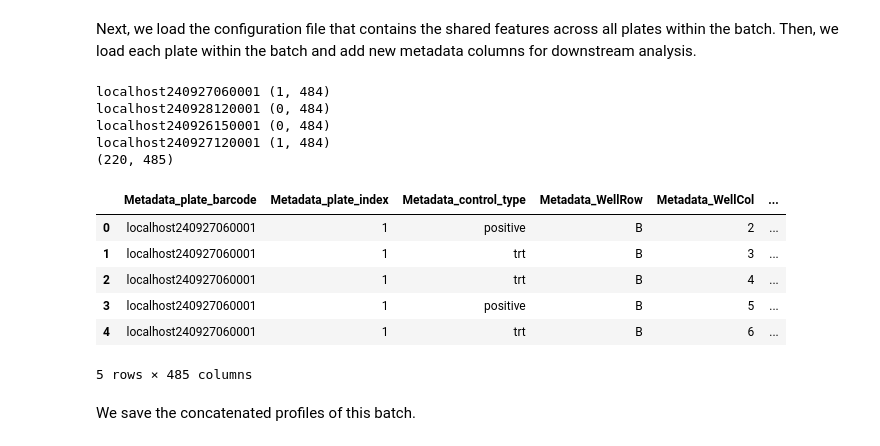
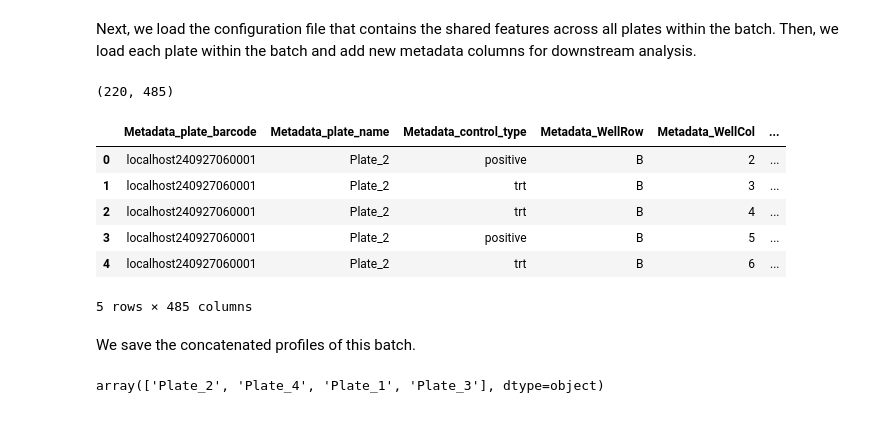
Before and after one commit to axiomcura/CFReT-screen-mAP-analysis, a Jupyter notebook: notebooks/exploratory-analysis/UMAP-aggregated-fs-profiles/concat-profiles.ipynb, the cells around one changed output. Cells and saved outputs as stored; diff of their text form; code cells hidden in the pictures.

```diff
--- a/notebooks/exploratory-analysis/UMAP-aggregated-fs-profiles/concat-profiles.ipynb
+++ b/notebooks/exploratory-analysis/UMAP-aggregated-fs-profiles/concat-profiles.ipynb
@@ -92,6 +92,7 @@ Next, we load the configuration file that contains the shared features across al
 # %%
 # loading config
 config = io_utils.load_config(config_path)
+plate_name_lookup = config["general_configs"]["plate_name_lookup"]["batch_1"]
 
 # loading shared features
 shared_features = io_utils.load_config(shared_features_path)["shared_features"]
@@ -111,9 +112,8 @@ for plate_idx, profile_path in enumerate(list_of_paths):
 
     # inserting the plate name at the first column
     aggregated_profiles.insert(0, "Metadata_plate_barcode", plate_name)
-    aggregated_profiles.insert(1, "Metadata_plate_index", plate_idx + 1)
+    aggregated_profiles.insert(1, "Metadata_plate_name", plate_name_lookup[plate_name])
 
-    print(plate_name, aggregated_profiles.loc[aggregated_profiles["Metadata_Pathway"] == "GPCR & G Protein"].shape)
 
     # next is to shuffled the data
     shuffled_aggregated_profiles = data_utils.shuffle_features(aggregated_profiles)
@@ -125,43 +125,39 @@ for plate_idx, profile_path in enumerate(list_of_paths):
 # concatenating all the profiles
 loaded_aggregated_profiles = pd.concat(loaded_aggregated_profiles).reset_index(
     drop=True
 )
 shuffled_aggregated_profiles = pd.concat(loaded_shuffled_profiles).reset_index(
     drop=True
 )
 
 # add metadata into the dmso profile where if Metadata_cell_type == "healthy" then Metadata_control_type == "positive"
 # add if Metadata_cell_type == "failing" then Metadata_control_type == "negative"
 # Apply to both aggregated and shuffled profiles
 loaded_aggregated_profiles = add_control_type(loaded_aggregated_profiles)
 shuffled_aggregated_profiles = add_control_type(shuffled_aggregated_profiles)
 
 # update Metadata_treatment column based on Metadata_control_type column
 loaded_aggregated_profiles = update_control_treatment(loaded_aggregated_profiles)
 shuffled_aggregated_profiles = update_control_treatment(shuffled_aggregated_profiles)
 
 # split metadata and morphology feature columns
 meta_cols, feat_cols = data_utils.split_meta_and_features(loaded_aggregated_profiles)
 
 # store aggregate data profiles as batched
 loaded_profiles = {"batch_1": loaded_aggregated_profiles}
 shuffled_loaded_profiles = {"batch_1": shuffled_aggregated_profiles}
 
 # display only not shuffled aggregated profiles dmso profiles
 print(loaded_profiles["batch_1"].shape)
 loaded_profiles["batch_1"].head()
 # %% [output]
-localhost240927060001 (1, 484)
-localhost240928120001 (0, 484)
-localhost240926150001 (0, 484)
-localhost240927120001 (1, 484)
 (220, 485)
-|  | Metadata_plate_barcode | Metadata_plate_index | Metadata_control_type | Metadata_WellRow | Metadata_WellCol | ... |
-| 0 | localhost240927060001 | 1 | positive | B | 2 | ... |
-| 1 | localhost240927060001 | 1 | trt | B | 3 | ... |
-| 2 | localhost240927060001 | 1 | trt | B | 4 | ... |
-| 3 | localhost240927060001 | 1 | positive | B | 5 | ... |
-| 4 | localhost240927060001 | 1 | trt | B | 6 | ... |
+|  | Metadata_plate_barcode | Metadata_plate_name | Metadata_control_type | Metadata_WellRow | Metadata_WellCol | ... |
+| 0 | localhost240927060001 | Plate_2 | positive | B | 2 | ... |
+| 1 | localhost240927060001 | Plate_2 | trt | B | 3 | ... |
+| 2 | localhost240927060001 | Plate_2 | trt | B | 4 | ... |
+| 3 | localhost240927060001 | Plate_2 | positive | B | 5 | ... |
+| 4 | localhost240927060001 | Plate_2 | trt | B | 6 | ... |
 5 rows × 485 columns
 # %% [markdown]
 We save the concatenated profiles of this batch.
@@ -176,3 +172,7 @@ for batch, profile in loaded_profiles.items():
 for batch, profile in shuffled_loaded_profiles.items():
     profile.to_csv(results_dir /
                    f"shuffled_{batch}_concat_agg_fs.csv", index=False)
+# %%
+loaded_profiles["batch_1"]["Metadata_plate_name"].unique()
+# %% [output]
+array(['Plate_2', 'Plate_4', 'Plate_1', 'Plate_3'], dtype=object)
```
Also changed, not shown: 6 other files.
